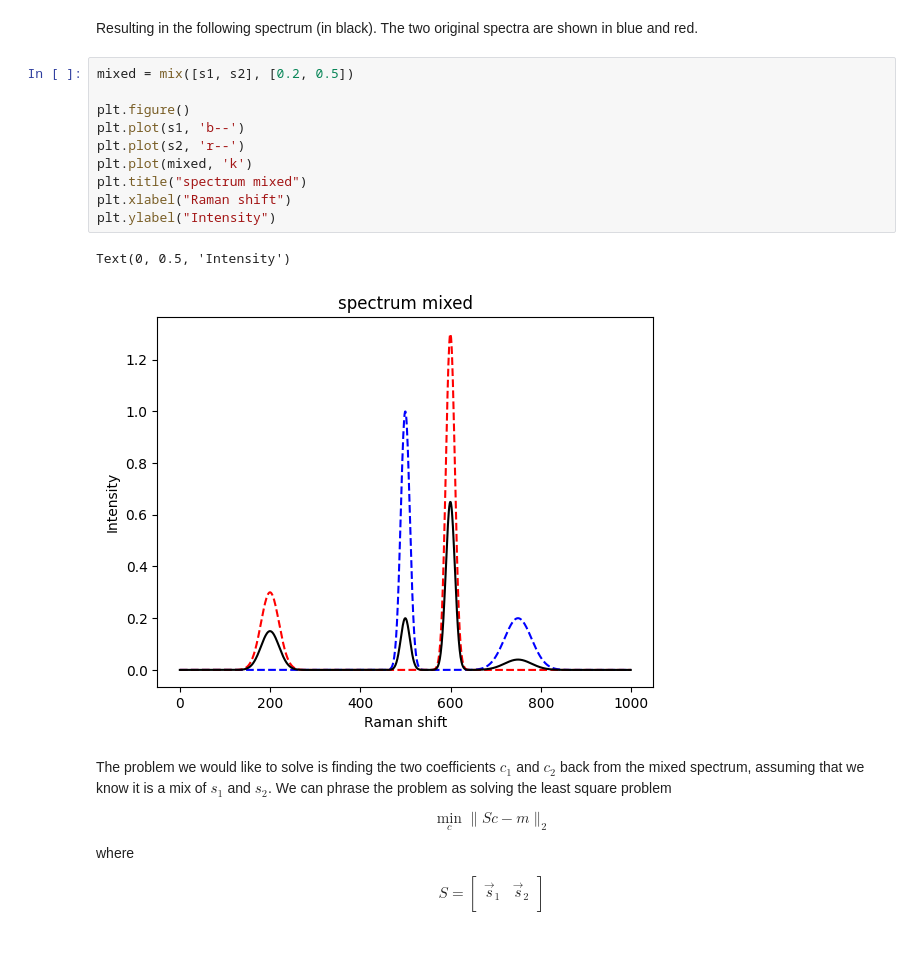
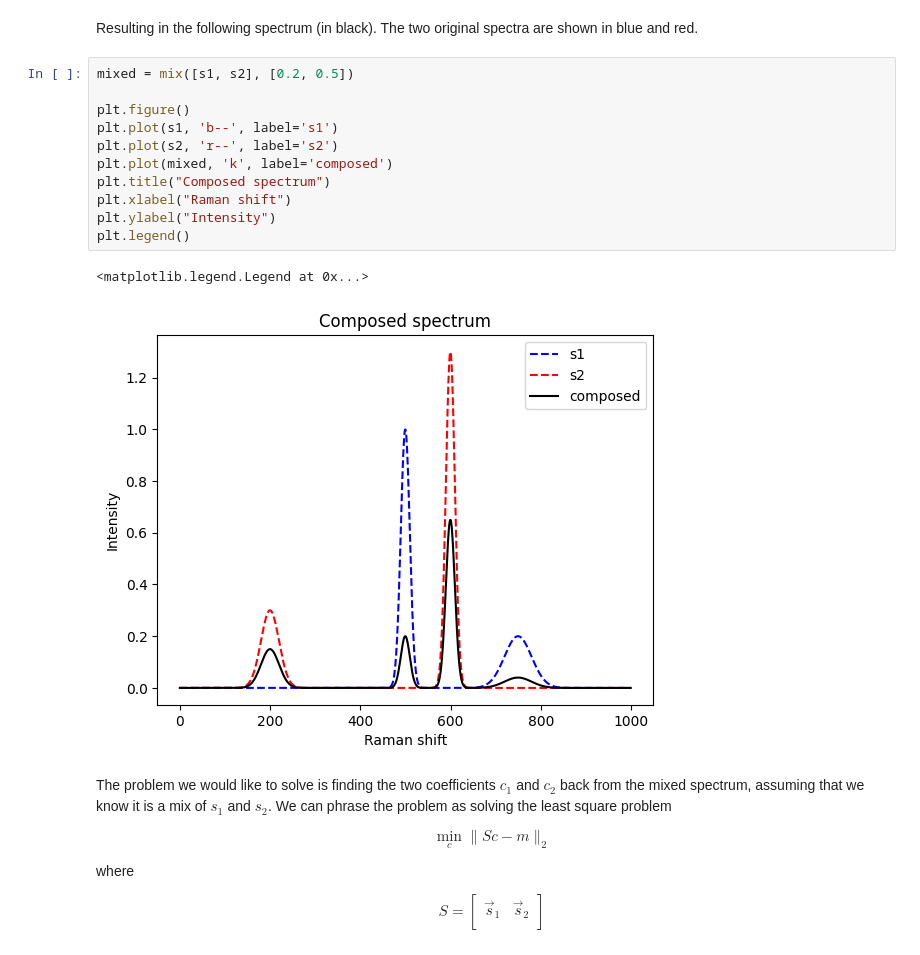
Before and after one commit to BioDisCo/computational_bioengineering, a Jupyter notebook: measurements/notes.ipynb, the cells around one changed output. Drawn from its saved outputs; the diff is of its cells as text.

```diff
--- a/measurements/notes.ipynb
+++ b/measurements/notes.ipynb
@@ -148,16 +160,17 @@ Resulting in the following spectrum (in black). The two original spectra are sho
 # %%
 mixed = mix([s1, s2], [0.2, 0.5])
 
 plt.figure()
-plt.plot(s1, 'b--')
-plt.plot(s2, 'r--')
-plt.plot(mixed, 'k')
-plt.title("spectrum mixed")
+plt.plot(s1, 'b--', label='s1')
+plt.plot(s2, 'r--', label='s2')
+plt.plot(mixed, 'k', label='composed')
+plt.title("Composed spectrum")
 plt.xlabel("Raman shift")
 plt.ylabel("Intensity")
+plt.legend()
 # %% [output]
-Text(0, 0.5, 'Intensity')
+<matplotlib.legend.Legend at 0x...>
-[figure, old version]
+[figure, new version]
 # %% [markdown]
 The problem we would like to solve is finding the two coefficients $c_1$ and $c_2$ back from the mixed spectrum, assuming that we know it is a mix of $s_1$ and $s_2$.
 We can phrase the problem as solving the least square problem
```
Also changed, not shown: parts of 8 cells of this notebook.
